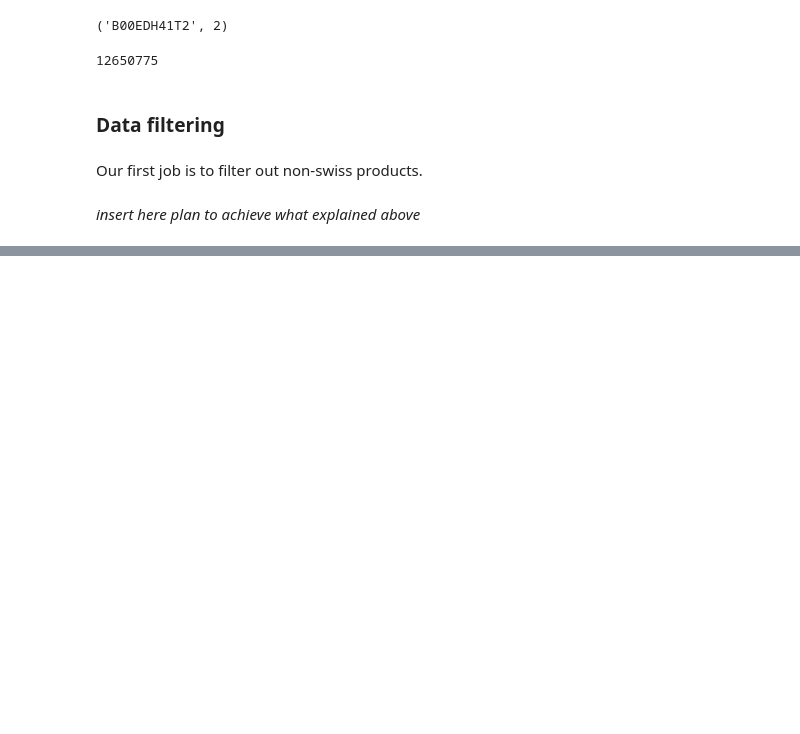
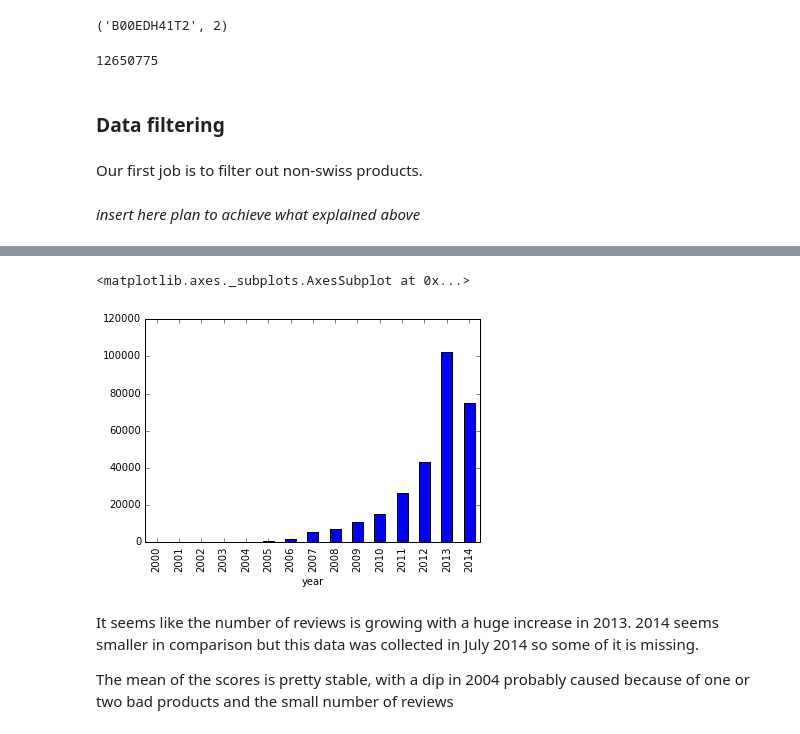
Before and after one commit to bojanp94/ADAProject, a Jupyter notebook: Project - Swiss products on Amazon.ipynb, the cells around one changed output, grey strips where cells are left out. Saved outputs shown, nothing was run; the diff lists cells and outputs as text; code cells hidden in the pictures; blank space fills up the shorter version.

```diff
--- a/Project - Swiss products on Amazon.ipynb
+++ b/Project - Swiss products on Amazon.ipynb
@@ -91,0 +383,4 @@ Our first job is to filter out non-swiss products.
+# %%
+swissDF['year'] = swissDF['reviewTime'].astype(str)
+# %%
+swissDF['year'] = swissDF['year'].apply(lambda x: x[-4:])
@@ -91,0 +396,2 @@ Our first job is to filter out non-swiss products.
+# %%
+yearGroup =swissDF.groupby(['year'])
@@ -91,0 +418,9 @@ Our first job is to filter out non-swiss products.
+# %%
+yearGroup['overall'].count().plot.bar()
+# %% [output]
+<matplotlib.axes._subplots.AxesSubplot at 0x...>
+[figure, added]
+# %% [markdown]
+It seems like the number of reviews is growing with a huge increase in 2013. 2014 seems smaller in comparison but this data was collected in July 2014 so some of it is missing.
+
+The mean of the scores is pretty stable, with a dip in 2004 probably caused because of one or two bad products and the small number of reviews
```
Also changed, not shown: parts of 63 cells of this notebook.
